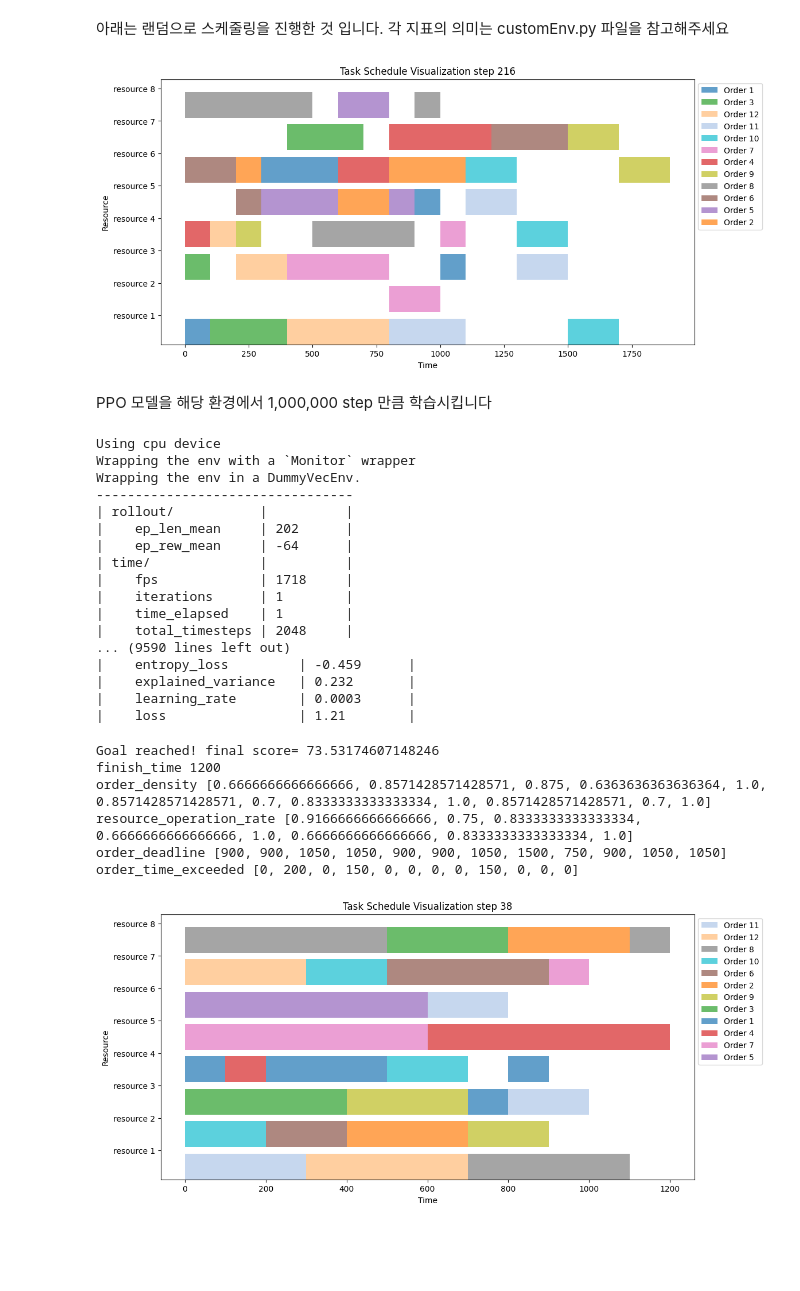
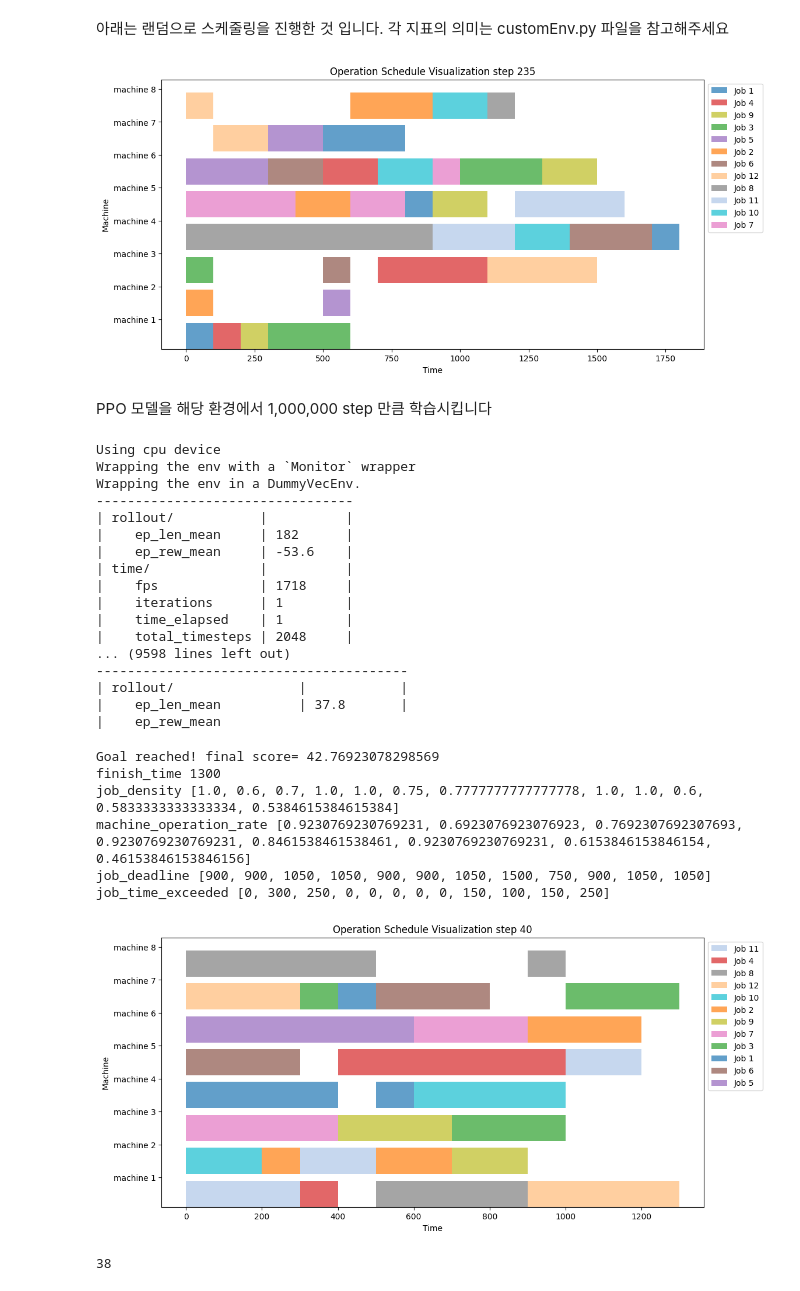
Before and after one commit to Huch0/RL-Scheduler, a Jupyter notebook: Test_CustomEnv.ipynb, the cells around one changed output. Drawn from its saved outputs; the diff is of its cells as text; code cells hidden in the pictures; blank space fills up the shorter version.

```diff
--- a/Test_CustomEnv.ipynb
+++ b/Test_CustomEnv.ipynb
@@ -28,8 +28,11 @@ Resource x 8 , Order x 12 환경입니다
 
 혹시 아래에서 오류가 발생할 경우 실행을 한 번 더 눌러주세요
 # %%
-env = SchedulingEnv(resources= "resources/v2-8.json", orders = "orders/v2-12-deadline.json")
+env = SchedulingEnv(machines= "instances/Machines/v0-8.json", jobs = "instances/Jobs/v0-12-deadline.json")
 check_env(env)
+# %%
+env2 = SchedulingEnv(machines= "instances/Machines/v0-8.json", jobs = "instances/Jobs/v0-12-deadline.json", weight_final_time = 60, weight_job_deadline = 40, weight_op_rate = 0)
+check_env(env2)
 # %% [markdown]
 아래는 랜덤으로 스케줄링을 진행한 것 입니다.
 각 지표의 의미는 customEnv.py 파일을 참고해주세요
@@ -52,52 +55,56 @@ while True:
         env.render()
         break
 # %% [output]
-[figure, old version]
+[figure, new version]
 # %% [markdown]
 PPO 모델을 해당 환경에서 1,000,000 step 만큼 학습시킵니다
 # %%
-model = PPO('MultiInputPolicy', env, verbose=1).learn(1000000)
+model = PPO('MultiInputPolicy', env2, verbose=1).learn(1000000)
 # %% [output]
 Using cpu device
 Wrapping the env with a `Monitor` wrapper
 Wrapping the env in a DummyVecEnv.
 ---------------------------------
 | rollout/           |          |
-|    ep_len_mean     | 202      |
-|    ep_rew_mean     | -64      |
+|    ep_len_mean     | 182      |
+|    ep_rew_mean     | -53.6    |
 | time/              |          |
 |    fps             | 1718     |
 |    iterations      | 1        |
 |    time_elapsed    | 1        |
 |    total_timesteps | 2048     |
-... (9590 lines left out)
-|    entropy_loss         | -0.459      |
-|    explained_variance   | 0.232       |
-|    learning_rate        | 0.0003      |
-|    loss                 | 1.21        |
+... (9598 lines left out)
+----------------------------------------
+| rollout/                |            |
+|    ep_len_mean          | 37.8       |
+|    ep_rew_mean
 # %%
-obs, info = env.reset()
+obs, info = env2.reset()
 done = False
+step = 0
 while True:
     action, _ = model.predict(obs, deterministic = False)
-    obs, reward, terminated, truncated, info = env.step(action)
+    obs, reward, terminated, truncated, info = env2.step(action)
     done = terminated or truncated
+    step += 1
     if done:
         print("Goal reached!", "final score=", reward)
         print('finish_time', info['finish_time'])
-        print('order_density', info['order_density'])
-        print('resource_operation_rate', info['resource_operation_rate'])
-        print('order_deadline', info['order_deadline'])
-        print('order_time_exceeded', info['order_time_exceeded'])
+        print('job_density', info['job_density'])
+        print('machine_operation_rate', info['machine_operation_rate'])
+        print('job_deadline', info['job_deadline'])
+        print('job_time_exceeded', info['job_time_exceeded'])
         env.render()
         break
+print(step)
 # %% [output]
-Goal reached! final score= 73.53174607148246
-finish_time 1200
-order_density [0.6666666666666666, 0.8571428571428571, 0.875, 0.6363636363636364, 1.0, 0.8571428571428571, 0.7, 0.8333333333333334, 1.0, 0.8571428571428571, 0.7, 1.0]
-resource_operation_rate [0.9166666666666666, 0.75, 0.8333333333333334, 0.6666666666666666, 1.0, 0.6666666666666666, 0.8333333333333334, 1.0]
-order_deadline [900, 900, 1050, 1050, 900, 900, 1050, 1500, 750, 900, 1050, 1050]
-order_time_exceeded [0, 200, 0, 150, 0, 0, 0, 0, 150, 0, 0, 0]
+Goal reached! final score= 42.76923078298569
+finish_time 1300
+job_density [1.0, 0.6, 0.7, 1.0, 1.0, 0.75, 0.7777777777777778, 1.0, 1.0, 0.6, 0.5833333333333334, 0.5384615384615384]
+machine_operation_rate [0.9230769230769231, 0.6923076923076923, 0.7692307692307693, 0.9230769230769231, 0.8461538461538461, 0.9230769230769231, 0.6153846153846154, 0.46153846153846156]
+job_deadline [900, 900, 1050, 1050, 900, 900, 1050, 1500, 750, 900, 1050, 1050]
+job_time_exceeded [0, 300, 250, 0, 0, 0, 0, 0, 150, 100, 150, 250]
-[figure, old version]
+[figure, new version]
+38
 # %%
 model.save("PPO_1,000,000_v2")
```
